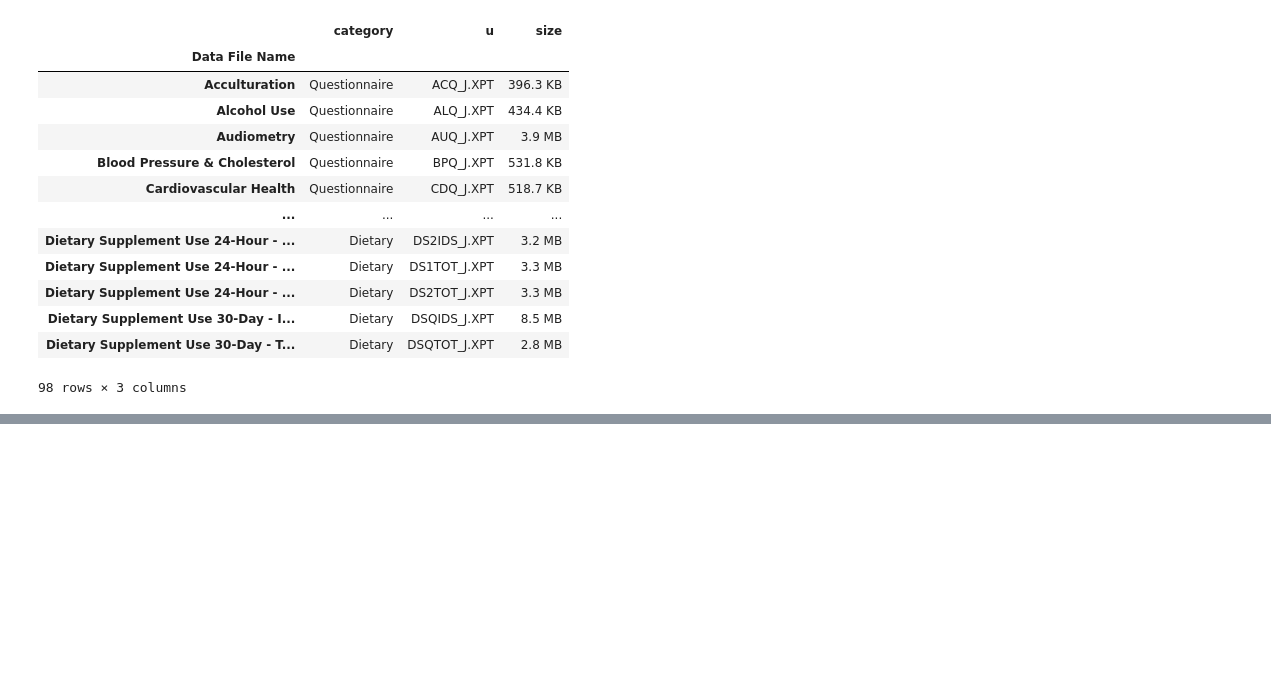
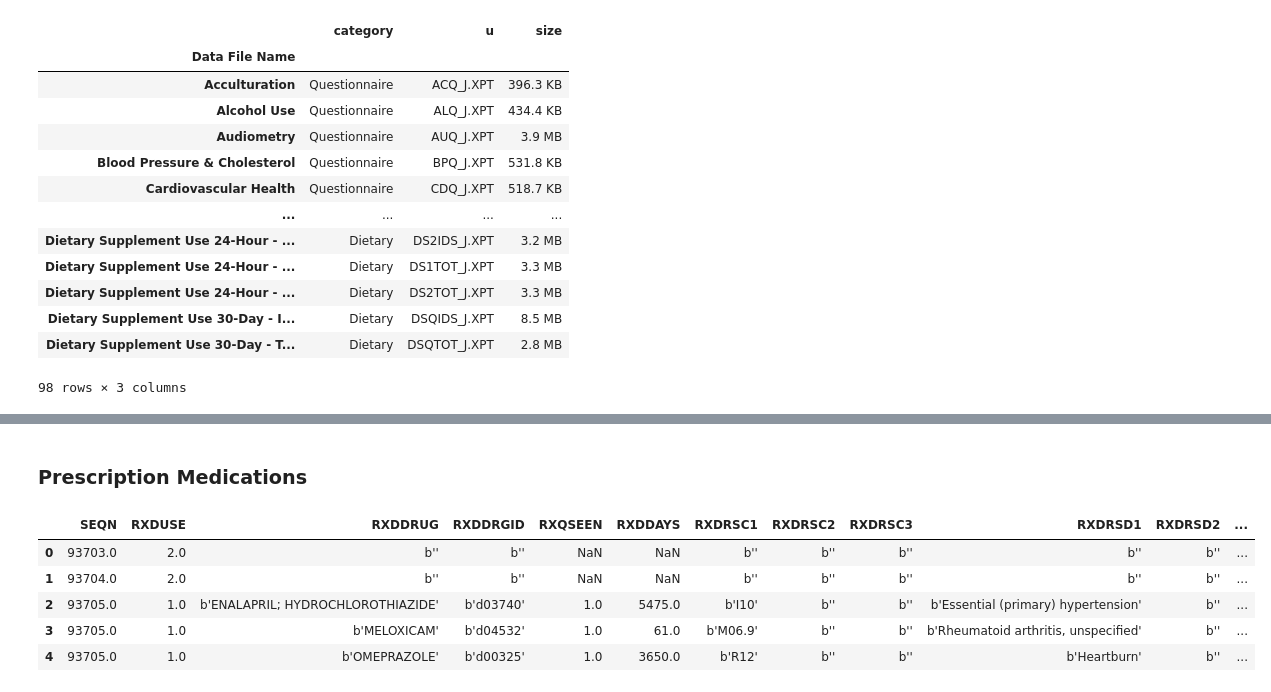
Before and after one commit to ozayn/ozaaayn-project, a Jupyter notebook: project.ipynb, the cells around one changed output, grey strips where cells are left out. Drawn from its saved outputs; the diff is of its cells as text; code cells hidden in the pictures; blank space fills up the shorter version.

```diff
--- a/project.ipynb
+++ b/project.ipynb
@@ -10,4 +23,6 @@ import numpy as np
 # %%
+import pandas as pd
+import numpy as np
 categories = ['Questionnaire', 'Laboratory', 'Examination', 'Demographics', 'Dietary']
 base_url = 'https://wwwn.cdc.gov/Nchs/Nhanes/2017-2018/'
 
@@ -18,3 +33,12 @@ def read_data(cat):
     DF['size'] = DF['Data File'].str.split('-').str[1].str.strip(']').str.strip()
     DF['category'] = cat
     return DF[['category', 'u', 'size']]
+
+def read_url_for_field(field):
+    u = result.loc[field]['u']
+    url = '%s%s'%(base_url, u)
+    df = pd.read_sas(url)
+    return df
+
+frames = [read_data(cat) for cat in categories]
+result = pd.concat(frames)
@@ -63,0 +84,16 @@ df
+# %%
+Prescription_Medications = read_url_for_field('Prescription Medications')
+Mental_Health_Depression_Screener = read_url_for_field('Mental Health - Depression Screener')
+Medical_Conditions = read_url_for_field('Medical Conditions')
+Disability = read_url_for_field('Disability')
+# %% [markdown]
+### Prescription Medications
+# %%
+Prescription_Medications.head()
+# %% [output]
+|  | SEQN | RXDUSE | RXDDRUG | RXDDRGID | RXQSEEN | RXDDAYS | RXDRSC1 | RXDRSC2 | RXDRSC3 | RXDRSD1 | RXDRSD2 | ... |
+| 0 | 93703.0 | 2.0 | b'' | b'' | NaN | NaN | b'' | b'' | b'' | b'' | b'' | ... |
+| 1 | 93704.0 | 2.0 | b'' | b'' | NaN | NaN | b'' | b'' | b'' | b'' | b'' | ... |
+| 2 | 93705.0 | 1.0 | b'ENALAPRIL; HYDROCHLOROTHIAZIDE' | b'd03740' | 1.0 | 5475.0 | b'I10' | b'' | b'' | b'Essential (primary) hypertension' | b'' | ... |
+| 3 | 93705.0 | 1.0 | b'MELOXICAM' | b'd04532' | 1.0 | 61.0 | b'M06.9' | b'' | b'' | b'Rheumatoid arthritis, unspecified' | b'' | ... |
+| 4 | 93705.0 | 1.0 | b'OMEPRAZOLE' | b'd00325' | 1.0 | 3650.0 | b'R12' | b'' | b'' | b'Heartburn' | b'' | ... |
```
Also changed, not shown: parts of 21 cells of this notebook, 1 other file.
